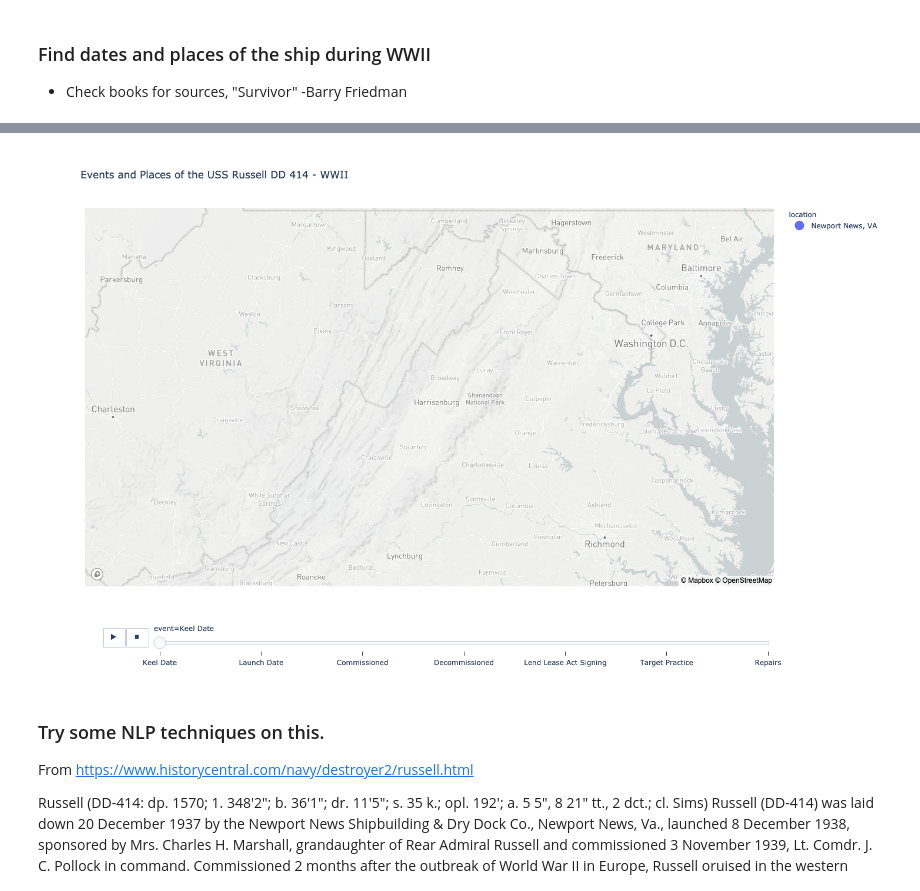
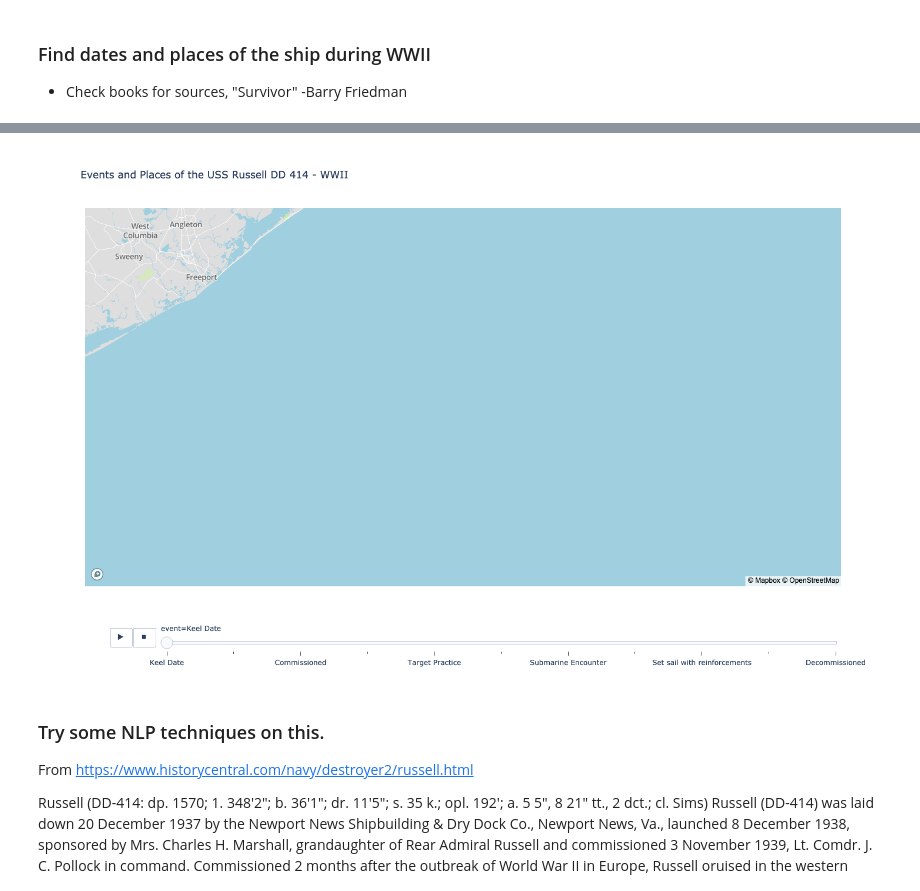
Before and after one commit to DMVance/USS-Russell-DD-414-WWII-App, a Jupyter notebook: USS_Russell.ipynb, the cells around one changed output, grey strips where cells are left out. Drawn from its saved outputs; the diff is of its cells as text; code cells hidden in the pictures.

Commit message:
added timeline events and worked with marker colors

```diff
--- a/USS_Russell.ipynb
+++ b/USS_Russell.ipynb
@@ -59,7 +59,7 @@ px.set_mapbox_access_token(mapbox_token)
 * Check books for sources, "Survivor" -Barry Friedman
 # %%
 # Best to build this here or better to make in a CSV or Excel file first?
-# Timeline = Event, Date, Location, Commentary, Latitude, Longitude
+# Timeline = Event, Date, Location, Commentary, Latitude, Longitude, Action
 # Add changes of command
 # Hovering over or clicking on an event highlights the ship's location on the map.
 # Show on the map other notable events occurring at the same time as Russell's actions.
@@ -101,7 +101,7 @@ timeline = [
         "Lend Lease Act Signing",
         "09-01-1940",
         "Halifax, Nova Scotia",
-        "Exact date in September unknown. Check historical record on Lend-Lease Act",
+        "Exact date in September unknown. Check historical record on Lend-Lease Act.",
         44.65,
         -63.6,
     ),
@@ -117,7 +117,7 @@ timeline = [
         "Repairs",
         "12-17-1941",
         "New York Navy Yard",
-        "Received orders for the Pacific sailing with the carrier Yorktown and four other destroyers",
+        "Received orders for the Pacific sailing with the carrier Yorktown and four other destroyers.",
         40.712345,
         -74.005531,
     ),
@@ -125,9 +125,34 @@ timeline = [
         "Set sail with reinforcements",
         "01-06-1942",
         "San Diego Naval Base",
-        "Sailed west, screening reinforcements to Samoa",
+        "Sailed west, screening reinforcements to Samoa.",
+        32.7152778,
+        -117.1563889,
     ),
-    ("Arrival in Samoa", "01-20-1942", "Samoa", "Arrived in Samoa with reinforcements"),
+    (
+        "Arrival in Samoa",
+        "01-20-1942",
+        "Samoa",
+        "Arrived in Samoa with reinforcements.",
+        -13.759029,
+        -172.104630,
+    ),
+    (
+        "Airmen Rescue",
+        "12-23-1941",
+        "Pacific",
+        "Rescued two airmen crashed after takeoff from Yorktown. Location uncertain.",
+        15.305380,
+        -108.701307,
+    ),
+    (
+        "Submarine Encounter",
+        "12-20-1941",
+        "Pacific near Panama Canal",
+        "Attacked probable submarine shortly after entering Pacific Ocean. Location uncertain.",
+        5.840081,
+        -83.121784,
+    ),
 ]
 # %%
 df = pd.DataFrame(
@@ -135,4 +160,6 @@ df = pd.DataFrame(
 )  # Add location info - place and lat/long
 # %%
 df["date"] = pd.to_datetime(df["date"])
+# %%
+df.sort_values(by="date", inplace=True)
 # %%
@@ -143,32 +183,34 @@ df.to_csv("timeline.csv", index=False)
 # %%
 # mapbox_style: str (default `'basic'`, needs Mapbox API token)
 #     Identifier of base map style, some of which require a Mapbox API token
 #     to be set using `plotly.express.set_mapbox_access_token()`. Allowed
 #     values which do not require a Mapbox API token are `'open-street-map'`,
 #     `'white-bg'`, `'carto-positron'`, `'carto-darkmatter'`, `'stamen-
 #     terrain'`, `'stamen-toner'`, `'stamen-watercolor'`. Allowed values
 #     which do require a Mapbox API token are `'basic'`, `'streets'`,
 #     `'outdoors'`, `'light'`, `'dark'`, `'satellite'`, `'satellite-
 #     streets'`.
 
 fig = px.scatter_mapbox(
     df,
     lat="latitude",
     lon="longitude",
-    color="location",
+    #     color=None,
     #     size="event",
     #     hover_name="event",
     hover_data=["date", "location", "comment"],
     title="Events and Places of the USS Russell DD 414 - WWII",
-    mapbox_style="light",
+    mapbox_style="basic",
     width=1250,
     height=900,
     animation_frame="event",  # The single line that brings animation to the map based on the parameter indicated
 )
-fig.update_traces(marker_size=20, selector=dict(type="scattermapbox"))
+fig.update_traces(
+    marker_size=20, marker_color="navy", selector=dict(type="scattermapbox")  # Color starts with navy but changes to default after first frame. Recall this from eBird project...
+)
 fig.show()
 # %% [output]
-[figure, old version]
+[figure, new version]
 # %% [markdown]
 ### Try some NLP techniques on this.
 
```
Also changed, not shown: parts of 2 cells of this notebook.
